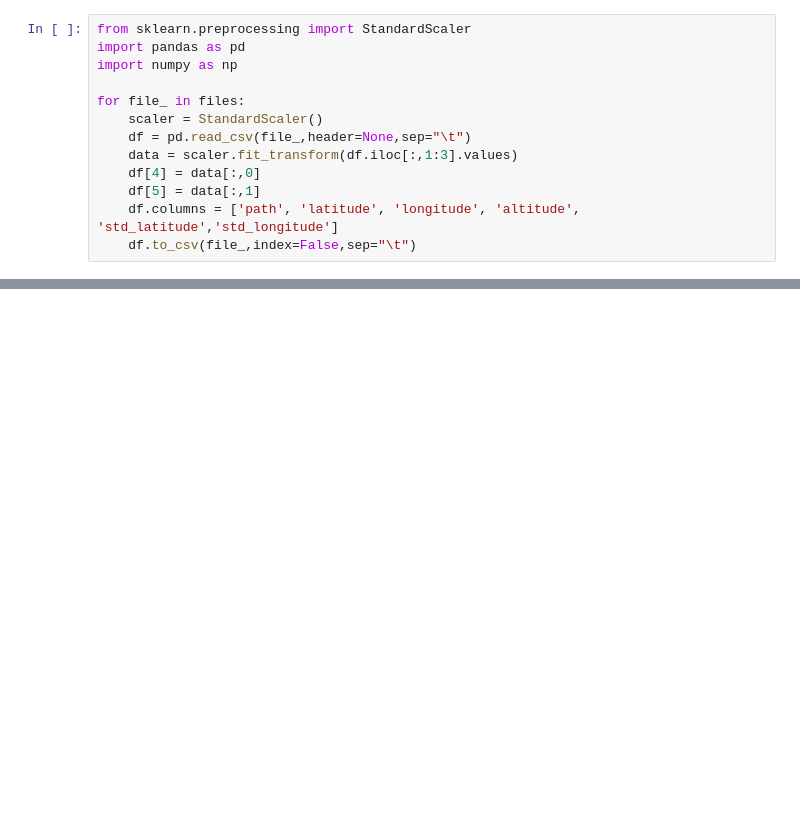
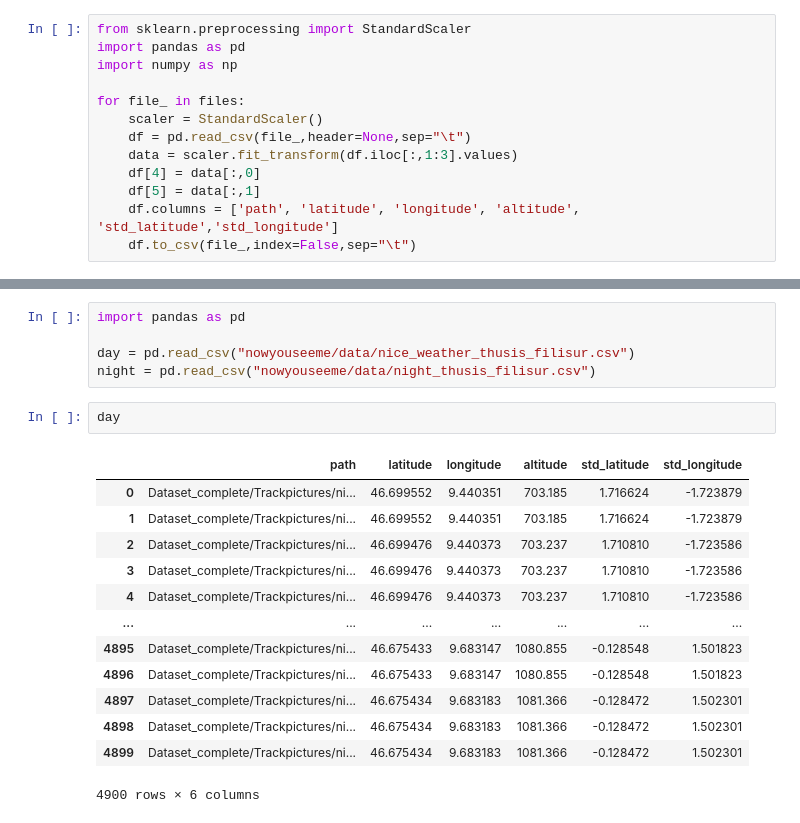
Before and after one commit to greatmerlin/nowyouseeme, a Jupyter notebook: data/preprocess.ipynb, the cells around one changed output, grey strips where cells are left out. Saved outputs shown, nothing was run; the diff lists cells and outputs as text; blank space fills up the shorter version.

```diff
--- a/data/preprocess.ipynb
+++ b/data/preprocess.ipynb
@@ -54,0 +47,21 @@ plt.scatter(data[:,0],data[:,1])
+# %%
+import pandas as pd
+
+day = pd.read_csv("nowyouseeme/data/nice_weather_thusis_filisur.csv")
+night = pd.read_csv("nowyouseeme/data/night_thusis_filisur.csv")
+# %%
+day
+# %% [output]
+|  | path | latitude | longitude | altitude | std_latitude | std_longitude |
+| 0 | Dataset_complete/Trackpictures/ni... | 46.699552 | 9.440351 | 703.185 | 1.716624 | -1.723879 |
+| 1 | Dataset_complete/Trackpictures/ni... | 46.699552 | 9.440351 | 703.185 | 1.716624 | -1.723879 |
+| 2 | Dataset_complete/Trackpictures/ni... | 46.699476 | 9.440373 | 703.237 | 1.710810 | -1.723586 |
+| 3 | Dataset_complete/Trackpictures/ni... | 46.699476 | 9.440373 | 703.237 | 1.710810 | -1.723586 |
+| 4 | Dataset_complete/Trackpictures/ni... | 46.699476 | 9.440373 | 703.237 | 1.710810 | -1.723586 |
+| ... | ... | ... | ... | ... | ... | ... |
+| 4895 | Dataset_complete/Trackpictures/ni... | 46.675433 | 9.683147 | 1080.855 | -0.128548 | 1.501823 |
+| 4896 | Dataset_complete/Trackpictures/ni... | 46.675433 | 9.683147 | 1080.855 | -0.128548 | 1.501823 |
+| 4897 | Dataset_complete/Trackpictures/ni... | 46.675434 | 9.683183 | 1081.366 | -0.128472 | 1.502301 |
+| 4898 | Dataset_complete/Trackpictures/ni... | 46.675434 | 9.683183 | 1081.366 | -0.128472 | 1.502301 |
+| 4899 | Dataset_complete/Trackpictures/ni... | 46.675434 | 9.683183 | 1081.366 | -0.128472 | 1.502301 |
+4900 rows × 6 columns
```
Also changed, not shown: parts of 27 cells of this notebook, 1 other file.
